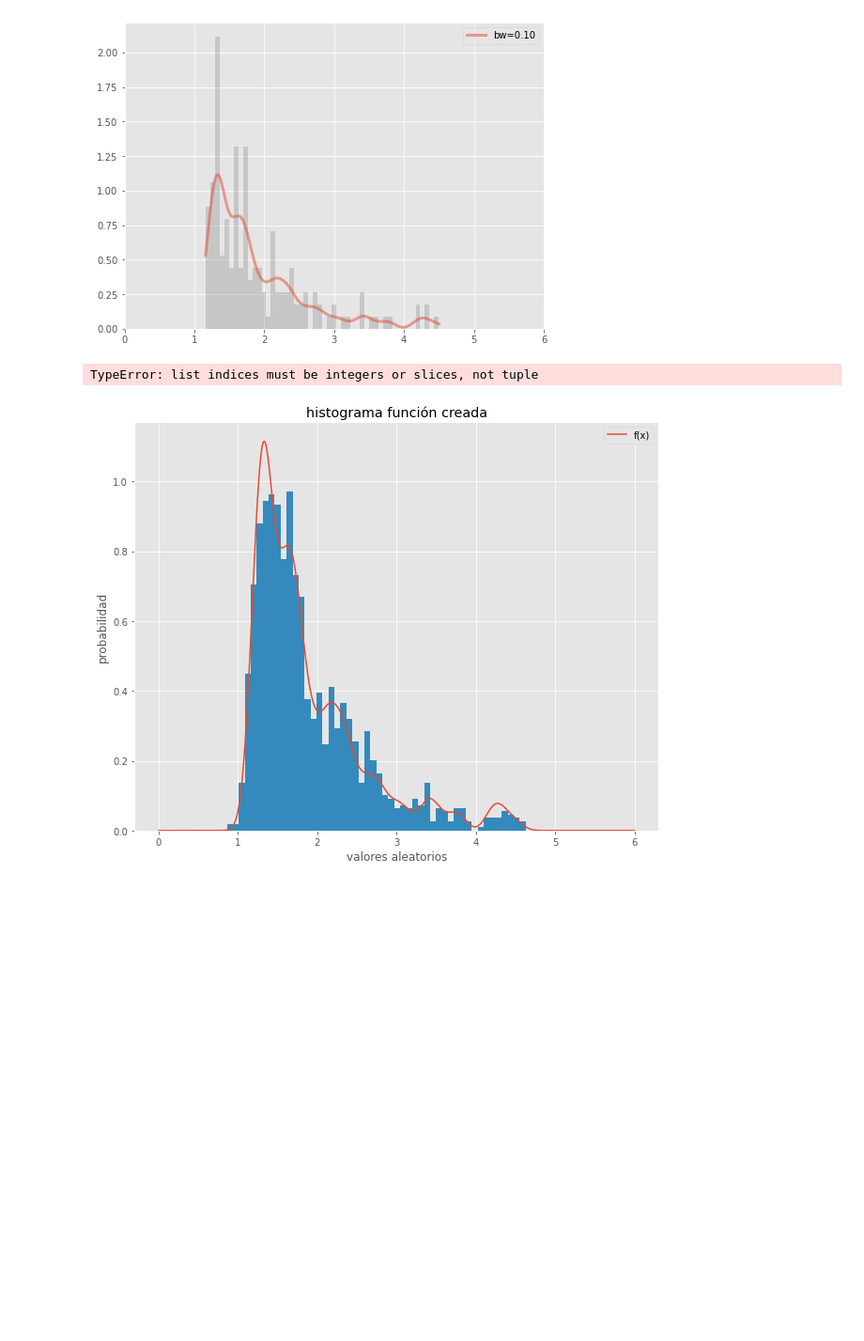
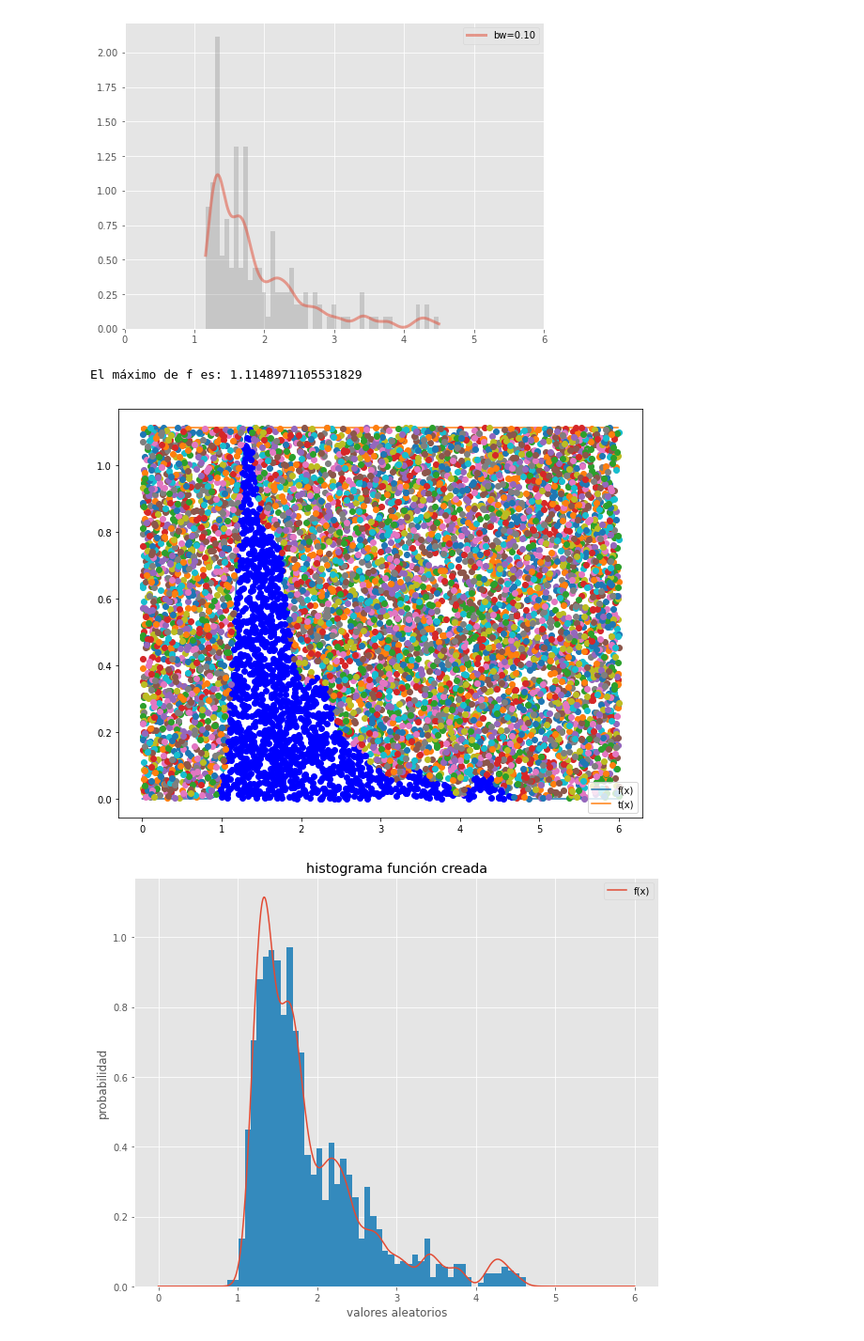
Before and after one commit to EduardoLoza/ProyectoModulo1_delaTorreE_VelascoG, a Jupyter notebook: ProyectoModulo1_delaTorreE_VelascoG-Copy3.ipynb, the cells around one changed output. Shown at 94% size. Cells and saved outputs as stored; diff of their text form; code cells hidden in the pictures; blank space fills up the shorter version.

```diff
--- a/ProyectoModulo1_delaTorreE_VelascoG-Copy3.ipynb
+++ b/ProyectoModulo1_delaTorreE_VelascoG-Copy3.ipynb
@@ -984,26 +972,27 @@ def kde_sklearn(x, x_grid, bandwidth=0.1, **kwargs):
 # %%
 # Función objetivo
 x_grid = np.linspace(0, 6, 1000)
 data1 = np.asarray(pd.Series(Mu1))
 f = kde_sklearn(data1, x_grid, bandwidth=0.1)
 # Máximo de la función f
-max_f = max(f(x))
+max_f = max(f(Mu1))
 # Función t
 t = lambda x: max_f*np.ones(len(x))
 x = np.arange(0,6,0.01)  # Rango donde se graficará las funciones
 print('El máximo de f es:',max_f)
 # Gráficas de las funciones
 plt.figure(figsize=(10,8))
 plt.plot(x,f(x),label='f(x)')
 plt.plot(x,t(x),label='t(x)')
 plt.legend()
 # Validación del método
 N = 10000 # número de puntos a simular
 R2 = np.random.rand(N)
 R1 = np.random.uniform(0,6,N)
 Acep_rechazo(R2,R1,f,t)
 # %% [output]
-TypeError: list indices must be integers or slices, not tuple
+El máximo de f es: 1.1148971105531829
+[figure, added]
 # %%
 # Función objetivo
 data1 = np.asarray(pd.Series(Mu1))
```
Also changed, not shown: parts of 13 cells of this notebook.
